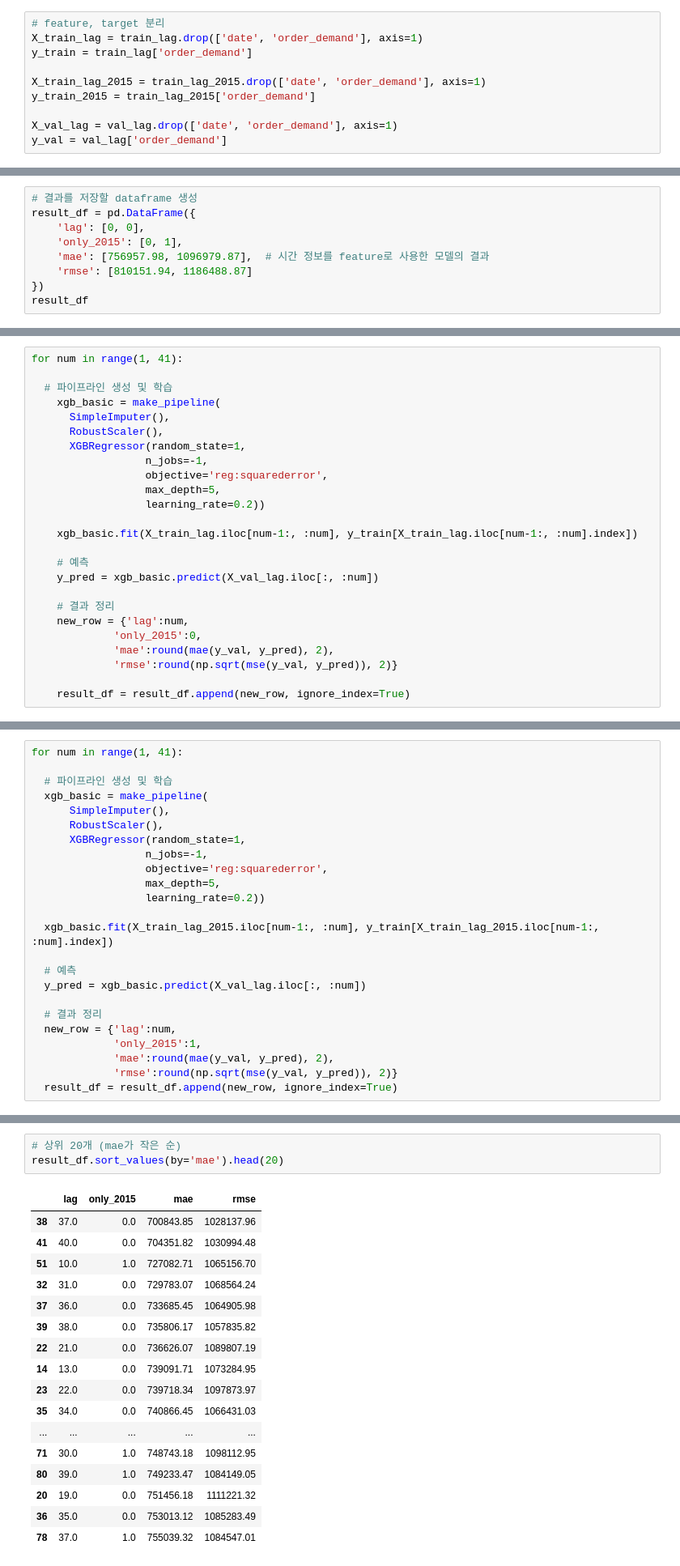
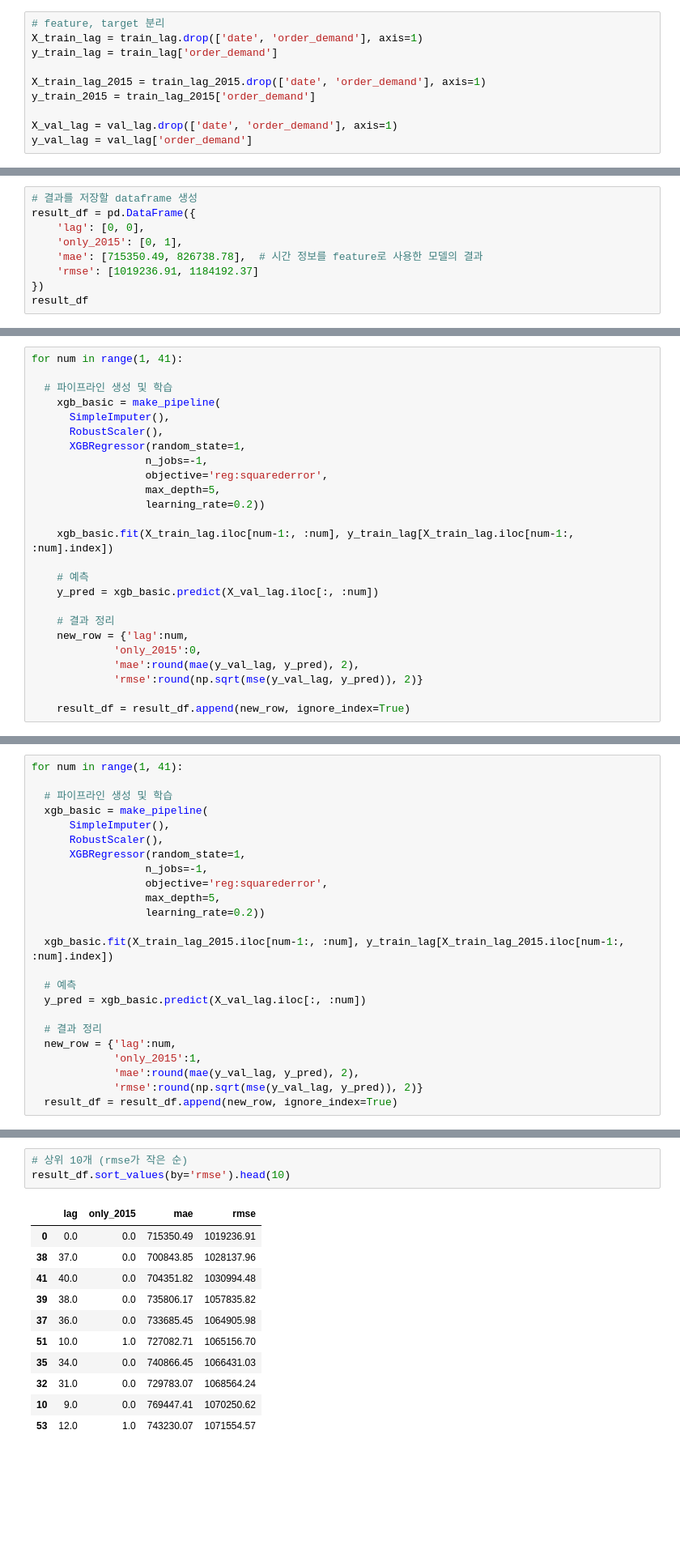
Before and after one commit to kroon-archieve/DS-Cap-Project2, a Jupyter notebook: Notebooks/03_XGBoost_Cap_Project_2.ipynb, the cells around one changed output, grey strips where cells are left out. Shown at 81% size. Cells and saved outputs as stored; diff of their text form; blank space fills up the shorter version.

```diff
--- a/Notebooks/03_XGBoost_Cap_Project_2.ipynb
+++ b/Notebooks/03_XGBoost_Cap_Project_2.ipynb
@@ -317,12 +320,12 @@ train_lag_2015 = train_lag[train_lag['date'] >= '2015-01-01']
 # %%
 # feature, target 분리
 X_train_lag = train_lag.drop(['date', 'order_demand'], axis=1)
-y_train = train_lag['order_demand']
+y_train_lag = train_lag['order_demand']
 
 X_train_lag_2015 = train_lag_2015.drop(['date', 'order_demand'], axis=1)
 y_train_2015 = train_lag_2015['order_demand']
 
 X_val_lag = val_lag.drop(['date', 'order_demand'], axis=1)
-y_val = val_lag['order_demand']
+y_val_lag = val_lag['order_demand']
 # %%
 # 확인
@@ -343,8 +346,8 @@ X_train_lag.head(3)
 result_df = pd.DataFrame({
     'lag': [0, 0],
     'only_2015': [0, 1],
-    'mae': [756957.98, 1096979.87],  # 시간 정보를 feature로 사용한 모델의 결과
-    'rmse': [810151.94, 1186488.87]
+    'mae': [715350.49, 826738.78],  # 시간 정보를 feature로 사용한 모델의 결과
+    'rmse': [1019236.91, 1184192.37]
 })
 result_df
 # %% [output]
@@ -366,7 +369,7 @@ for num in range(1, 41):
                   max_depth=5,
                   learning_rate=0.2))
 
-    xgb_basic.fit(X_train_lag.iloc[num-1:, :num], y_train[X_train_lag.iloc[num-1:, :num].index])
+    xgb_basic.fit(X_train_lag.iloc[num-1:, :num], y_train_lag[X_train_lag.iloc[num-1:, :num].index])
 
     # 예측
     y_pred = xgb_basic.predict(X_val_lag.iloc[:, :num])
@@ -374,8 +377,8 @@ for num in range(1, 41):
     # 결과 정리
     new_row = {'lag':num,
              'only_2015':0,
-             'mae':round(mae(y_val, y_pred), 2),
-             'rmse':round(np.sqrt(mse(y_val, y_pred)), 2)}
+             'mae':round(mae(y_val_lag, y_pred), 2),
+             'rmse':round(np.sqrt(mse(y_val_lag, y_pred)), 2)}
 
     result_df = result_df.append(new_row, ignore_index=True)
 # %%
@@ -400,7 +403,7 @@ for num in range(1, 41):
                   max_depth=5,
                   learning_rate=0.2))
 
-  xgb_basic.fit(X_train_lag_2015.iloc[num-1:, :num], y_train[X_train_lag_2015.iloc[num-1:, :num].index])
+  xgb_basic.fit(X_train_lag_2015.iloc[num-1:, :num], y_train_lag[X_train_lag_2015.iloc[num-1:, :num].index])
 
   # 예측
   y_pred = xgb_basic.predict(X_val_lag.iloc[:, :num])
@@ -408,8 +411,8 @@ for num in range(1, 41):
   # 결과 정리
   new_row = {'lag':num,
              'only_2015':1,
-             'mae':round(mae(y_val, y_pred), 2),
-             'rmse':round(np.sqrt(mse(y_val, y_pred)), 2)}
+             'mae':round(mae(y_val_lag, y_pred), 2),
+             'rmse':round(np.sqrt(mse(y_val_lag, y_pred)), 2)}
   result_df = result_df.append(new_row, ignore_index=True)
 # %%
 result_df.tail()
@@ -423,24 +426,18 @@ result_df.tail()
 # %% [markdown]
 #### c. 결과 확인
 # %%
-# 상위 20개 (mae가 작은 순)
-result_df.sort_values(by='mae').head(20)
+# 상위 10개 (rmse가 작은 순)
+result_df.sort_values(by='rmse').head(10)
 # %% [output]
 |  | lag | only_2015 | mae | rmse |
+| 0 | 0.0 | 0.0 | 715350.49 | 1019236.91 |
 | 38 | 37.0 | 0.0 | 700843.85 | 1028137.96 |
 | 41 | 40.0 | 0.0 | 704351.82 | 1030994.48 |
+| 39 | 38.0 | 0.0 | 735806.17 | 1057835.82 |
+| 37 | 36.0 | 0.0 | 733685.45 | 1064905.98 |
 | 51 | 10.0 | 1.0 | 727082.71 | 1065156.70 |
+| 35 | 34.0 | 0.0 | 740866.45 | 1066431.03 |
 | 32 | 31.0 | 0.0 | 729783.07 | 1068564.24 |
-| 37 | 36.0 | 0.0 | 733685.45 | 1064905.98 |
-| 39 | 38.0 | 0.0 | 735806.17 | 1057835.82 |
-| 22 | 21.0 | 0.0 | 736626.07 | 1089807.19 |
-| 14 | 13.0 | 0.0 | 739091.71 | 1073284.95 |
-| 23 | 22.0 | 0.0 | 739718.34 | 1097873.97 |
-| 35 | 34.0 | 0.0 | 740866.45 | 1066431.03 |
-| ... | ... | ... | ... | ... |
-| 71 | 30.0 | 1.0 | 748743.18 | 1098112.95 |
-| 80 | 39.0 | 1.0 | 749233.47 | 1084149.05 |
-| 20 | 19.0 | 0.0 | 751456.18 | 1111221.32 |
-| 36 | 35.0 | 0.0 | 753013.12 | 1085283.49 |
-| 78 | 37.0 | 1.0 | 755039.32 | 1084547.01 |
+| 10 | 9.0 | 0.0 | 769447.41 | 1070250.62 |
+| 53 | 12.0 | 1.0 | 743230.07 | 1071554.57 |
 # %%
```
Also changed, not shown: parts of 34 cells of this notebook, 4 other files.
